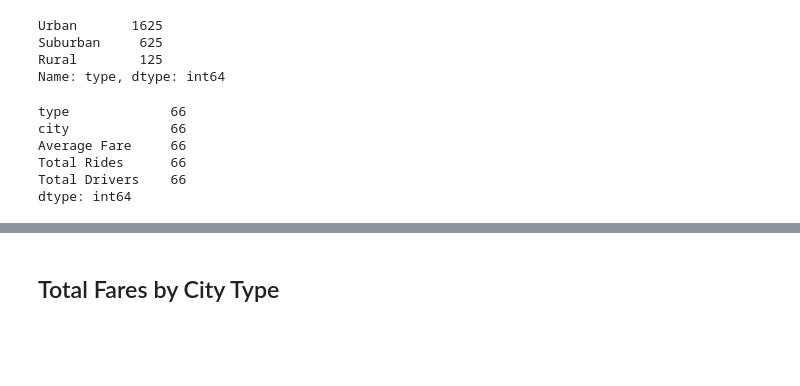
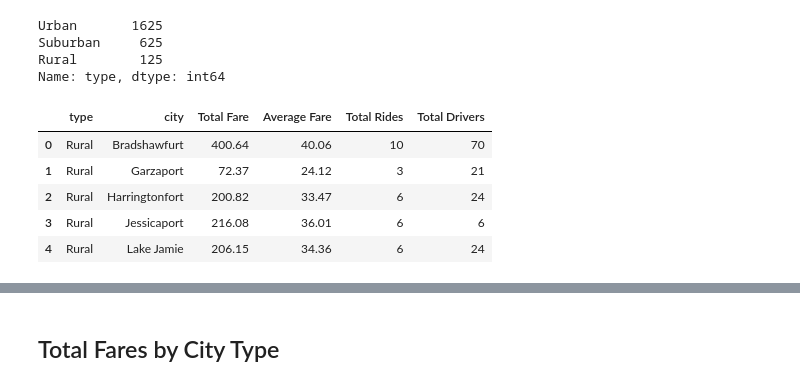
Before and after one commit to usn1485/MatPlotLibHomework, a Jupyter notebook: Instructions/Pyber/pyber_starter.ipynb, the cells around one changed output, grey strips where cells are left out. Cells and saved outputs as stored; diff of their text form; code cells hidden in the pictures; blank space fills up the shorter version.

```diff
--- a/Instructions/Pyber/pyber_starter.ipynb
+++ b/Instructions/Pyber/pyber_starter.ipynb
@@ -49,15 +49,27 @@ Suburban     625
 Rural        125
 Name: type, dtype: int64
 # %%
+
 city_type=combined_city_ride_df.groupby(['type','city'])
 
 Ave_fare=round(city_type['fare'].mean(),2)
 TotalRides=city_type['ride_id'].count()
 TotalDrivers=city_type['driver_count'].sum()
+Totalfare_byCityType=city_type['fare'].sum()
 
-city_ride_df = pd.DataFrame({"Average Fare":Ave_fare,
+
+city_ride_df = pd.DataFrame({"Total Fare":Totalfare_byCityType,"Average Fare":Ave_fare,
                              "Total Rides":TotalRides,
                              "Total Drivers":TotalDrivers})
 
 
 city_ride_df=city_ride_df.reset_index()
+city_ride_df.head()
+#city_ride_df.tail()
+# %% [output]
+|  | type | city | Total Fare | Average Fare | Total Rides | Total Drivers |
+| 0 | Rural | Bradshawfurt | 400.64 | 40.06 | 10 | 70 |
+| 1 | Rural | Garzaport | 72.37 | 24.12 | 3 | 21 |
+| 2 | Rural | Harringtonfort | 200.82 | 33.47 | 6 | 24 |
+| 3 | Rural | Jessicaport | 216.08 | 36.01 | 6 | 6 |
+| 4 | Rural | Lake Jamie | 206.15 | 34.36 | 6 | 24 |
@@ -65,11 +81,3 @@ city_ride_df=city_ride_df.reset_index()
 urban_df=city_ride_df.loc[city_ride_df['type']=='Urban']
 suburban_df=city_ride_df.loc[city_ride_df['type']=='Suburban']
 rural_df=city_ride_df.loc[city_ride_df['type']=='Rural']
-urban_df.count()
-# %% [output]
-type             66
-city             66
-Average Fare     66
-Total Rides      66
-Total Drivers    66
-dtype: int64
```
Also changed, not shown: parts of 8 cells of this notebook, 1 other file.
